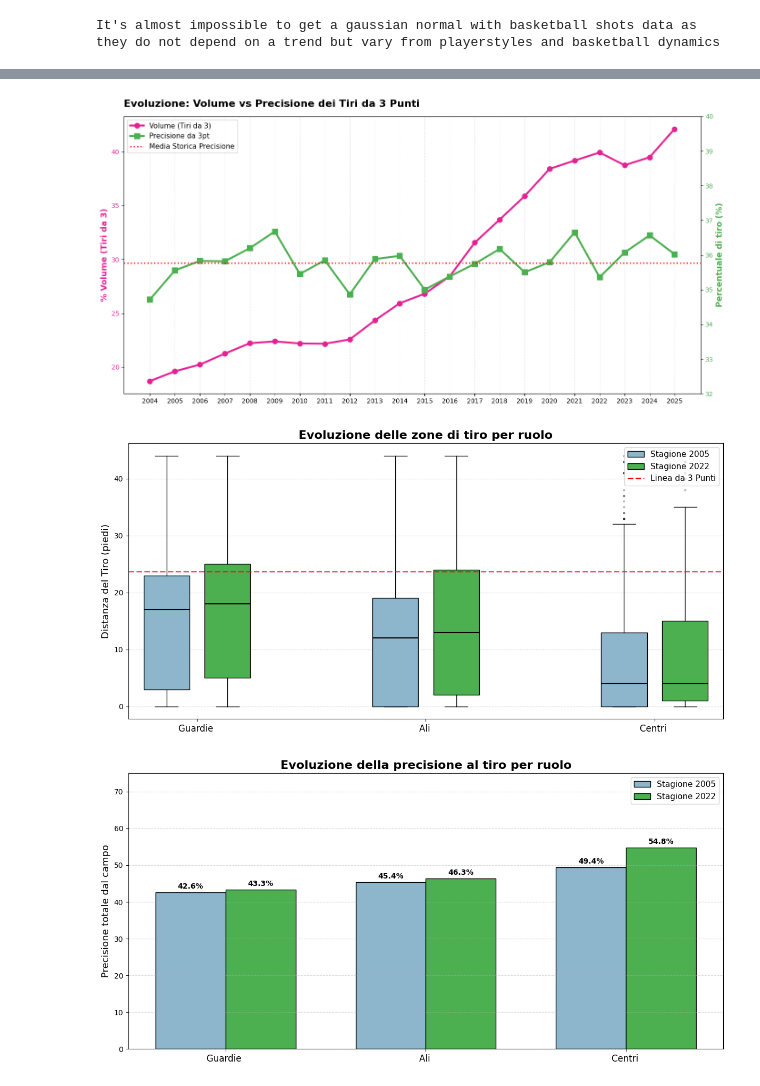
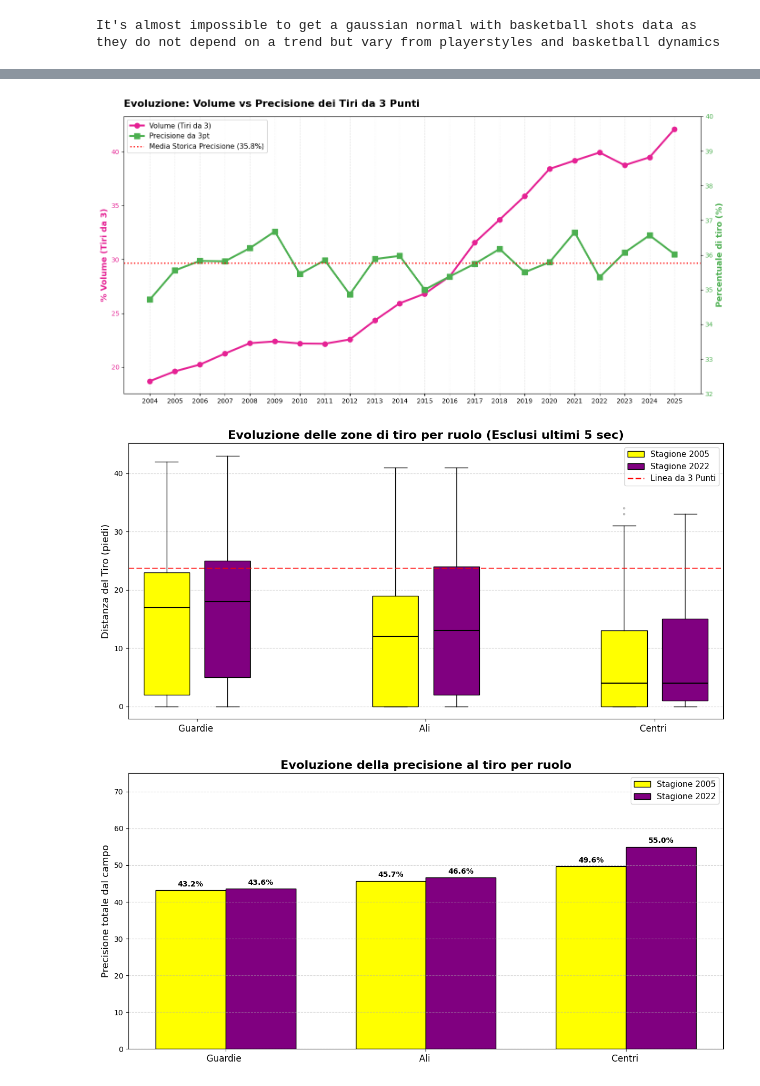
Before and after one commit to alessandroMacchii/NBA-shooting-evolution, a Jupyter notebook: statisticsproject.ipynb, the cells around one changed output, grey strips where cells are left out. Saved outputs shown, nothing was run; the diff lists cells and outputs as text; code cells hidden in the pictures.

```diff
--- a/statisticsproject.ipynb
+++ b/statisticsproject.ipynb
@@ -230,34 +198,37 @@ Stephen Curry top 10 most used shot types:
 # %%
-# Creiamo la figura di base
+nshots = shots.groupby('SEASON_1').size() #df con numero di tiri PER ANNO grazie al groupby
+
+threeptshots = shots[shots['SHOT_TYPE'] == '3PT Field Goal']
+n3ptshots = threeptshots.groupby('SEASON_1').size()
+nmade3ptshots = threeptshots.groupby('SEASON_1')['SHOT_MADE'].sum()
+
+perc_volume = (n3ptshots / nshots) * 100
+perc_precisione = (nmade3ptshots / n3ptshots) * 100
+years = perc_volume.index #estrae gli anni, tutto quello che ho sono liste o tuple o comunque cose con tutti gli anni e le percentuali per anno o quantità per anno
+
 fig, ax1 = plt.subplots(figsize=(14, 7))
 
-# --- PRIMA LINEA: VOLUME (Asse Y Sinistro) ---
 ax1.plot(years, perc_volume, marker='o', color="#e52294", linewidth=3, markersize=8, label="Volume (Tiri da 3)")
 
+ax1.set_ylabel("% Volume (Tiri da 3)", fontsize=13, color="#e52294", fontweight='bold')
+ax1.tick_params(axis='y', labelcolor="#e52294")
+ax1.set_xticks(years)
+ax1.grid(axis='x', linestyle=':', alpha=0.5)
 
-ax1.set_ylabel("% Volume (Tiri da 3)", fontsize=13, color="#e52294", fontweight='bold')
-ax1.tick_params(axis='y', labelcolor="#e52294") # Colora i numeri dell'asse Y di rosa
-ax1.set_xticks(years)
-ax1.grid(axis='x', linestyle=':', alpha=0.5) # Griglia verticale per facilitare la lettura degli anni
-
-# --- SECONDA LINEA: PRECISIONE (Asse Y Destro) ---
-# Creiamo il secondo asse Y che condivide lo stesso asse X
 ax2 = ax1.twinx()
 
 ax2.plot(years, perc_precisione, marker='s', color='#4caf50', linewidth=3, markersize=8, label="Precisione da 3pt")
 
 ax2.set_ylabel("Percentuale di tiro (%)", fontsize=13, color="#4caf50", fontweight='bold')
-ax2.tick_params(axis='y', labelcolor="#4caf50") # Colora i numeri dell'asse Y destro di verde
-ax2.set_ylim(32, 40) # Manteniamo il tuo limite per zoomare sulla precisione
+ax2.tick_params(axis='y', labelcolor="#4caf50")
+ax2.set_ylim(32, 40)
 
-# Aggiungiamo la media storica (legata all'asse della precisione)
+
 media_storica = perc_precisione.mean()
-ax2.axhline(media_storica, color='red', linestyle=':', linewidth=2, label=f'Media Storica Precisione')
+ax2.axhline(media_storica, color='red', linestyle=':', linewidth=2, label=f'Media Storica Precisione ({media_storica:.1f}%)')
 
-# --- TITOLO E LEGENDA UNIFICATA ---
 plt.title("Evoluzione: Volume vs Precisione dei Tiri da 3 Punti", fontsize=16, fontweight='bold', loc='left', pad=15)
 
-# Per unire le due legende (visto che appartengono a due assi diversi)
 lines_1, labels_1 = ax1.get_legend_handles_labels()
 lines_2, labels_2 = ax2.get_legend_handles_labels()
 ax1.legend(lines_1 + lines_2, labels_1 + labels_2, loc='upper left', fontsize=11, framealpha=0.9)
@@ -265,72 +236,56 @@ ax1.legend(lines_1 + lines_2, labels_1 + labels_2, loc='upper left', fontsize=11
 plt.tight_layout()
 plt.show()
 # %% [output]
-[figure, old version]
+[figure, new version]
 # %%
-from matplotlib.patches import Patch
-import numpy as np
-import matplotlib.pyplot as plt
-
-# 1. PARAMETRI INIZIALI
 anno_passato = 2005
 anno_recente = 2022
-ordine_ruoli = ['G', 'F', 'C']
-colore_passato = '#8db6cd'
-colore_recente = '#4caf50'
+ruoli = ['G', 'F', 'C']
+colore_passato = "yellow"
+colore_recente = "purple"
 
-# Filtriamo i dati generali
 df_box = shots[shots['SEASON_1'].isin([anno_passato, anno_recente])].copy()
 df_box = df_box.dropna(subset=['SHOT_DISTANCE', 'POSITION_GROUP'])
 
-# --- NOVITÀ: FILTRO METÀ CAMPO (< 45 piedi) ---
-# Eliminiamo i "preghieri" da fine quarto per avere statistiche pulite
 df_box = df_box[df_box['SHOT_DISTANCE'] < 45]
 
-# --- PREPARAZIONE DATI PER I DUE GRAFICI ---
+df_box = df_box[~((df_box['MINS_LEFT'] == 0) & (df_box['SECS_LEFT'] < 5))]
+
 dati_distanze = []
 posizioni_box = []
 colori_box = []
 etichette_x = []
 
-# Liste per il secondo grafico (Percentuali dal Campo Totali)
 perc_totale_passato = []
 perc_totale_recente = []
 
 posizione_corrente = 1
 
-for ruolo in ordine_ruoli:
-    # -- DATI ANNO PASSATO --
+for ruolo in ruoli:
     tiri_passato = df_box[(df_box['POSITION_GROUP'] == ruolo) & (df_box['SEASON_1'] == anno_passato)]
     dati_distanze.append(tiri_passato['SHOT_DISTANCE'].values)
     posizioni_box.append(posizione_corrente)
     colori_box.append(colore_passato)
 
-    # Calcolo % Totale dal campo (Anno Passato)
     if len(tiri_passato) > 0:
         perc_totale_passato.append(tiri_passato['SHOT_MADE'].mean() * 100)
     else:
         perc_totale_passato.append(0)
 
-    # -- DATI ANNO RECENTE --
     tiri_recente = df_box[(df_box['POSITION_GROUP'] == ruolo) & (df_box['SEASON_1'] == anno_recente)]
     dati_distanze.append(tiri_recente['SHOT_DISTANCE'].values)
     posizioni_box.append(posizione_corrente + 0.8)
     colori_box.append(colore_recente)
 
-    # Calcolo % Totale dal campo (Anno Recente)
     if len(tiri_recente) > 0:
         perc_totale_recente.append(tiri_recente['SHOT_MADE'].mean() * 100)
     else:
         perc_totale_recente.append(0)
 
-    # Etichette asse X
     etichette_x.append(posizione_corrente + 0.4)
     posizione_corrente += 3
 
 
-# ==========================================
-# GRAFICO 1: BOXPLOT DELLE DISTANZE
-# ==========================================
 fig, ax1 = plt.subplots(figsize=(12, 6))
 
 bplot = ax1.boxplot(
@@ -349,9 +304,9 @@ for median in bplot['medians']:
 
 ax1.axhline(23.75, color='red', linestyle='--', alpha=0.7, linewidth=2)
 ax1.set_xticks(etichette_x)
-# Rimesse le etichette per renderlo leggibile da solo
+
 ax1.set_xticklabels(['Guardie ', 'Ali ', 'Centri '], fontsize=12)
-ax1.set_title("Evoluzione delle zone di tiro per ruolo", fontsize=16, fontweight='bold')
+ax1.set_title("Evoluzione delle zone di tiro per ruolo (Esclusi ultimi 5 sec)", fontsize=16, fontweight='bold')
 ax1.set_ylabel("Distanza del Tiro (piedi)", fontsize=13)
 ax1.grid(axis='y', linestyle='--', alpha=0.5)
 
@@ -365,46 +320,42 @@ ax1.legend(handles=elementi_legenda, fontsize=11, loc='upper right')
 plt.tight_layout()
 plt.show()
 # %% [output]
-[figure, old version]
+[figure, new version]
 # %%
-# ==========================================
-# GRAFICO 2: BAR CHART PERCENTUALI TOTALI
-# ==========================================
 fig, ax2 = plt.subplots(figsize=(12, 6))
 
-x_indici = np.arange(len(ordine_ruoli))
+x_indici = np.arange(len(ruoli))
 larghezza_barra = 0.35
 
 barre1 = ax2.bar(x_indici - larghezza_barra/2, perc_totale_passato, larghezza_barra, color=colore_passato, edgecolor='black', label=f'Stagione {anno_passato}')
 barre2 = ax2.bar(x_indici + larghezza_barra/2, perc_totale_recente, larghezza_barra, color=colore_recente, edgecolor='black', label=f'Stagione {anno_recente}')
 
 def autolabel(barre):
     for rect in barre:
         altezza = rect.get_height()
         if altezza > 0:
             ax2.annotate(f'{altezza:.1f}%',
                         xy=(rect.get_x() + rect.get_width() / 2, altezza),
                         xytext=(0, 3),
                         textcoords="offset points",
                         ha='center', va='bottom', fontsize=10, fontweight='bold')
 
 autolabel(barre1)
 autolabel(barre2)
 
 ax2.set_xticks(x_indici)
 ax2.set_xticklabels(['Guardie ', 'Ali ', 'Centri '], fontsize=12)
 ax2.set_ylabel("Precisione totale dal campo", fontsize=13)
 ax2.set_title("Evoluzione della precisione al tiro per ruolo", fontsize=16, fontweight='bold')
 ax2.set_ylim(0, 75)
 ax2.grid(axis='y', linestyle='--', alpha=0.5)
 
-# Aggiunta legenda per il grafico singolo
 ax2.legend(fontsize=11, loc='upper right')
 
 plt.tight_layout()
 plt.show()
 # %% [output]
-[figure, old version]
+[figure, new version]
 # %%
 target_seasons = [2010, 2011, 2012,2015,2016, 2017, 2018, 2023]
 dati_da_plottare = []
```
Also changed, not shown: parts of 16 cells of this notebook.
